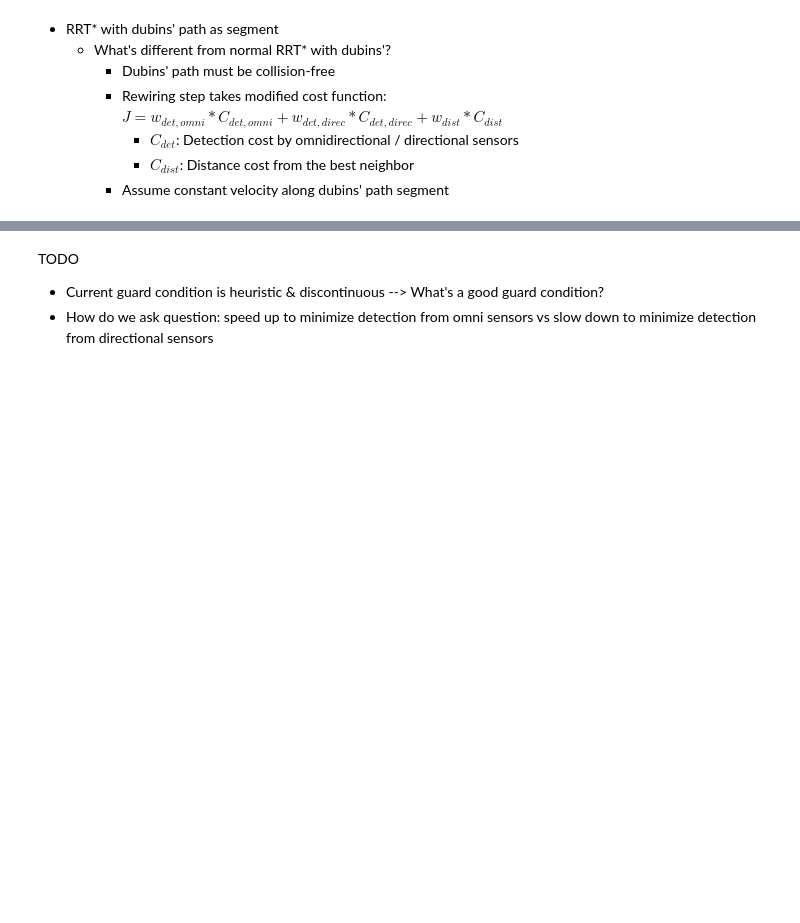
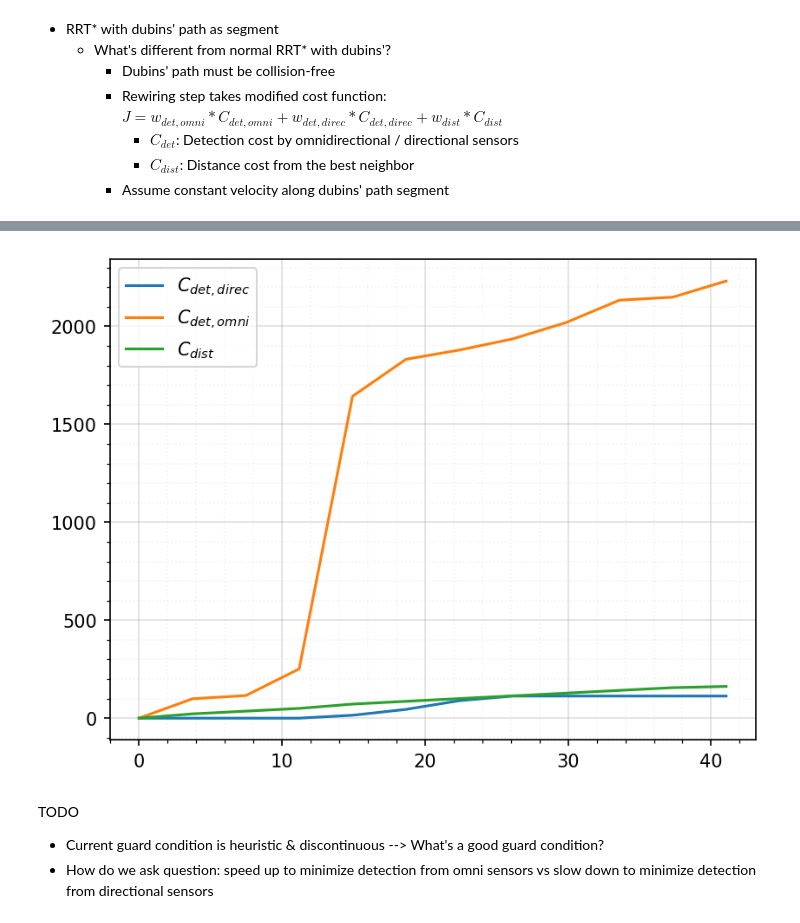
Before and after one commit to jeffersonkim97/Defender_Strategy, a Jupyter notebook: Hybrid_Model/dubins_rrtstar.ipynb, the cells around one changed output, grey strips where cells are left out. Drawn from its saved outputs; the diff is of its cells as text; code cells hidden in the pictures; blank space fills up the shorter version.

```diff
--- a/Hybrid_Model/dubins_rrtstar.ipynb
+++ b/Hybrid_Model/dubins_rrtstar.ipynb
@@ -1204,9 +1274,9 @@ def detectoin_cost_direc(cameras, segment_path):
     return c_det_direc
 # %%
-def compute_total_detection_cost(cameras, segment_path, mode, hybrid_model):
-    cost_direc = detectoin_cost_direc(cameras=cameras, segment_path=segment_path)
-    cost_omni = detectoin_cost_omni(cameras=cameras, segment_path=segment_path, mode=mode, hybrid_model=hybrid_model)
-    return cost_direc + cost_omni
+def compute_total_detection_cost(cameras, operation_map, segment_path, mode, hybrid_model):
+    cost_direc = detectoin_cost_direc(cameras=cameras, operation_map=operation_map, segment_path=segment_path, mode=mode, hybrid_model=hybrid_model)
+    cost_omni = detectoin_cost_omni(cameras=cameras, operation_map=operation_map, segment_path=segment_path, mode=mode, hybrid_model=hybrid_model)
+    return cost_direc, cost_omni
 # %%
 
 def compute_path(X0, Xf, E):
@@ -1550,3 +1758,43 @@ if save_this:
+# %%
+# Cost Cumulation
+direc_cost_hist = []
+omni_cost_hist = []
+dist_cost_hist = []
+for i in range(len(q_cost_vec)):
+    direc_cost_hist.append(q_cost_vec[i][0])
+    omni_cost_hist.append(q_cost_vec[i][1])
+    dist_cost_hist.append(q_cost_vec[i][2])
+
+path_cost_hist = []
+path_direc_cost = 0
+path_omni_cost = 0
+path_dist_cost = 0
+path_cost_hist.append([path_direc_cost, path_omni_cost, path_dist_cost])
+for i in range(len(dubins_rrt_idx)):
+    idx = dubins_rrt_idx[i]
+    path_direc_cost+=direc_cost_hist[idx]
+    path_omni_cost+=omni_cost_hist[idx]
+    path_dist_cost+=dist_cost_hist[idx]
+    path_cost_hist.append([path_direc_cost, path_omni_cost, path_dist_cost])
+path_cost_hist = np.array(path_cost_hist)
+
+
+fig, ax = plt.subplots(dpi=150)
+iteration = np.linspace(dubins_rrt_path[0][3],
+                        dubins_rrt_path[-1][3],
+                        len(dubins_rrt_idx)+1)
+plt.plot(iteration, path_cost_hist[:,0], label=r'$C_{det,direc}$')
+plt.plot(iteration, path_cost_hist[:,1], label=r'$C_{det,omni}$')
+plt.plot(iteration, path_cost_hist[:,2], label=r'$C_{dist}$')
+plt.legend()
+ax.minorticks_on()
+ax.grid(which='major', alpha=0.4)
+ax.grid(which='minor', alpha=0.15, linestyle=':')
+
+if save_this:
+    fig.savefig(timestamp+'cost_over_time.png', dpi=300, bbox_inches='tight')
+# %% [output]
+[figure, added]
 # %% [markdown]
 TODO
 - Current guard condition is heuristic & discontinuous --> What's a good guard condition?
```
Also changed, not shown: parts of 20 cells of this notebook, 12 other files.
